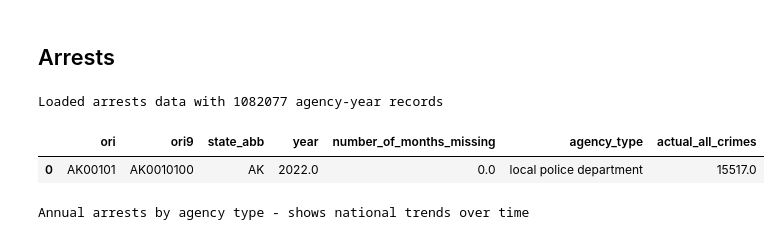
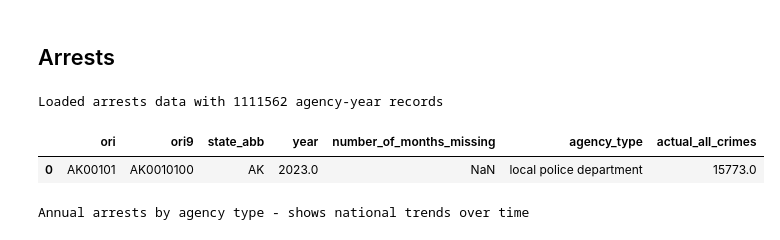
Before and after one commit to cbs-news-data/sheriff_documentary_analysis, a Jupyter notebook: cleaning_notebooks/1_process_ucr.ipynb, the cells around one changed output. Saved outputs shown, nothing was run; the diff lists cells and outputs as text; code cells hidden in the pictures.

```diff
--- a/cleaning_notebooks/1_process_ucr.ipynb
+++ b/cleaning_notebooks/1_process_ucr.ipynb
@@ -278,27 +278,27 @@ usecols = [
 # %%
 # Load UCR Return A data (arrests data)
 # This dataset contains information about arrests made by law enforcement agencies
 # We use arrests as a proxy for police-public interactions, which is our denominator
 # for calculating incident rates (incidents per arrest)
 #
 # Source: https://www.icpsr.umich.edu/web/NACJD/studies/38799/variables
 
 arrests = (
     pyreadr
     .read_r(
         # Using Jacob Kaplan's concatenated files for easier processing
-        f"../data/offenses_known_yearly_1960_2022.rds",
+        f"../data/offenses_known_yearly_1960_2023.rds",
     )
     [None]  # Extract the single dataframe from the R data structure
     [usecols]  # Select only the columns we need
 )
 
 print(f"Loaded arrests data with {len(arrests)} agency-year records")
 arrests.head(1)
 # %% [output]
-Loaded arrests data with 1082077 agency-year records
+Loaded arrests data with 1111562 agency-year records
 |  | ori | ori9 | state_abb | year | number_of_months_missing | agency_type | actual_all_crimes |
-| 0 | AK00101 | AK0010100 | AK | 2022.0 | 0.0 | local police department | 15517.0 |
+| 0 | AK00101 | AK0010100 | AK | 2023.0 | NaN | local police department | 15773.0 |
 # %%
 # Create a summary table of total arrests by agency type and year
 # This shows the overall trend in arrests over time for different agency types
```
Also changed, not shown: parts of 8 cells of this notebook, 8 other files.
